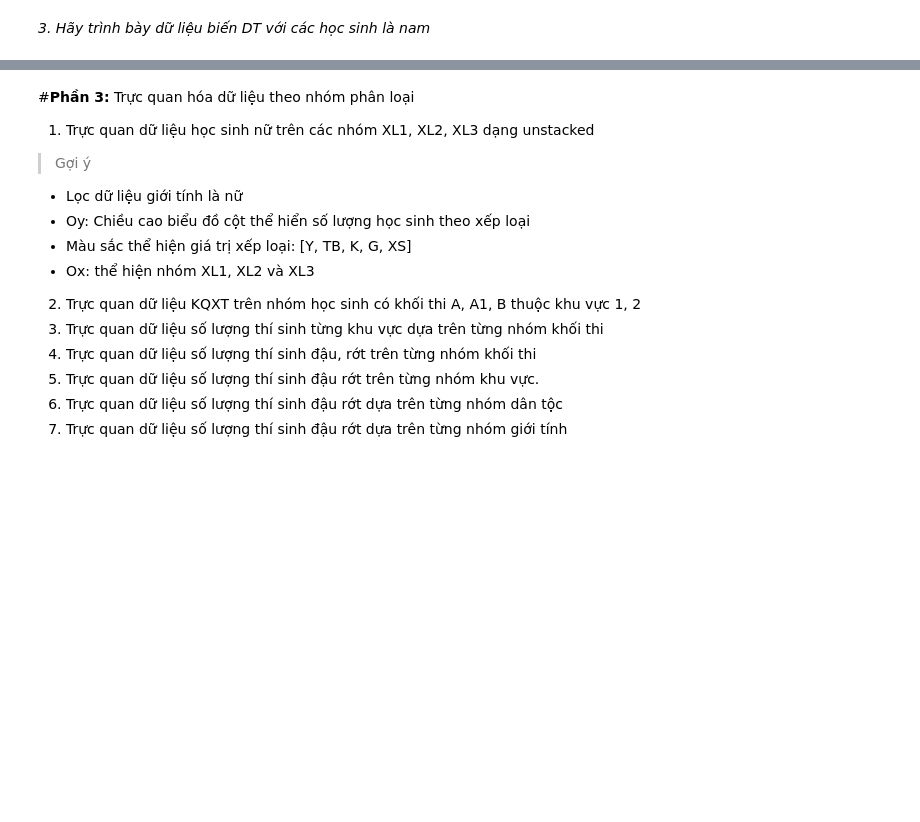
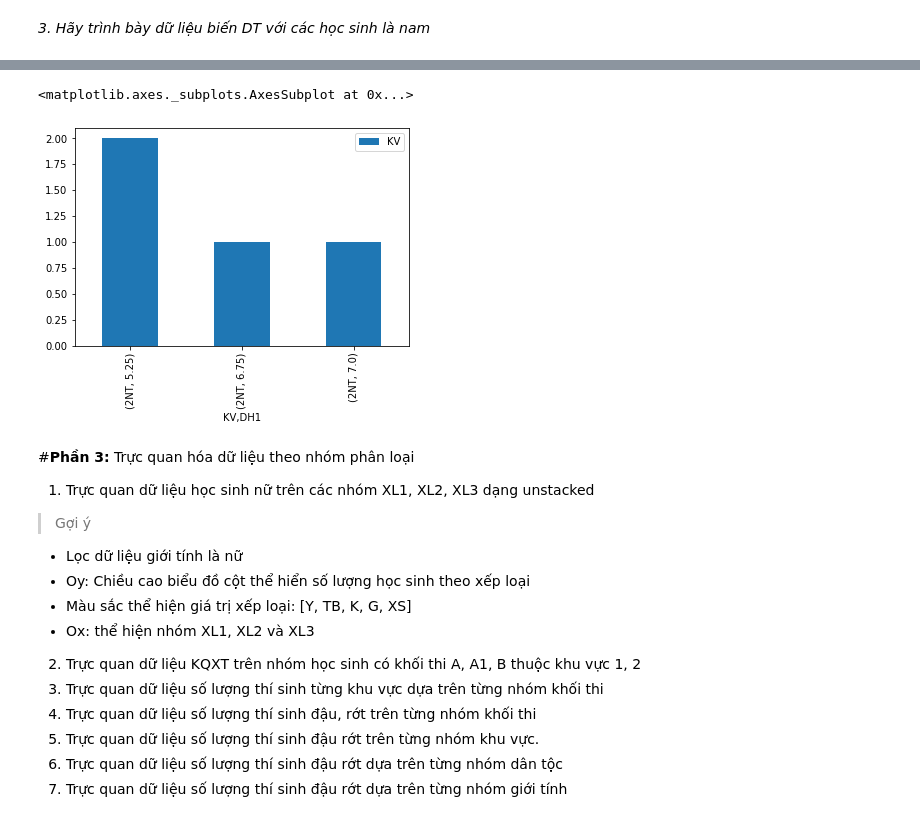
Before and after one commit to NgaanLee/DataAnalystDeepLearning, a Jupyter notebook: Homeworks_Lap02.ipynb, the cells around one changed output, grey strips where cells are left out. Drawn from its saved outputs; the diff is of its cells as text; code cells hidden in the pictures; blank space fills up the shorter version.

```diff
--- a/Homeworks_Lap02.ipynb
+++ b/Homeworks_Lap02.ipynb
@@ -301,0 +275,4 @@ DT_M
+# %%
+# DH1 lớn hơn bằng 5.0 và thuộc khu vực 2NT
+KV_2NT_DH1 = df[(df.KV =='2NT') & (df.DH1 >= 5.0)].groupby(['KV','DH1']).agg({'KV':'count'}).rename(columns={'KV':'Count'})
+KV_2NT_DH1
@@ -301,0 +285,5 @@ DT_M
+# %%
+KV_2NT_DH1.plot.bar()
+# %% [output]
+<matplotlib.axes._subplots.AxesSubplot at 0x...>
+[figure, added]
```
Also changed, not shown: parts of 54 cells of this notebook.
